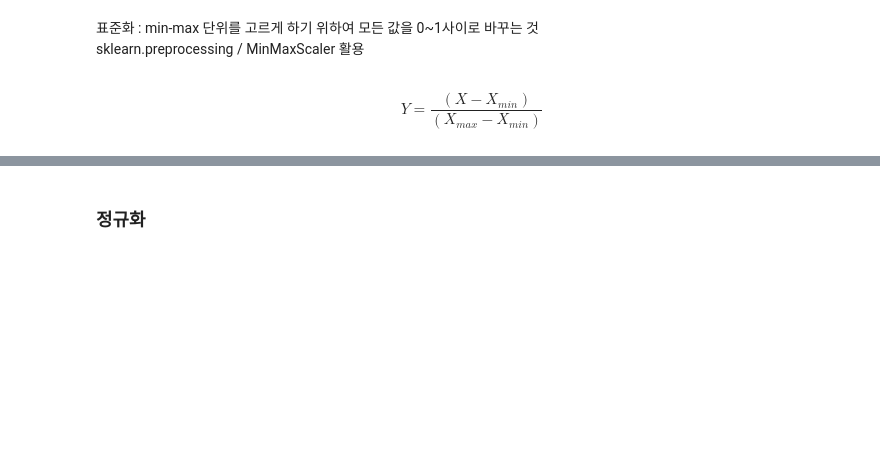
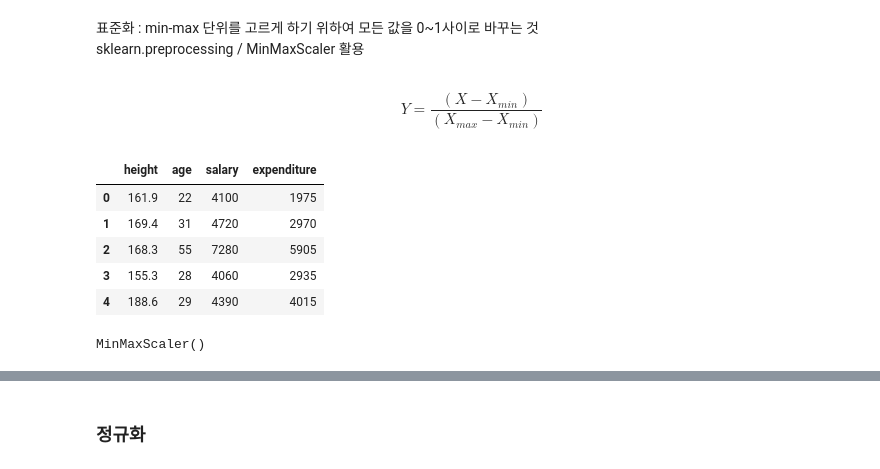
Before and after one commit to Eric4848/TIL, a Jupyter notebook: Machine Learning/[Workbook]ch5 선형회귀 및 특성공학.ipynb, the cells around one changed output, grey strips where cells are left out. Drawn from its saved outputs; the diff is of its cells as text; code cells hidden in the pictures; blank space fills up the shorter version.

```diff
--- a/Machine Learning/[Workbook]ch5 선형회귀 및 특성공학.ipynb
+++ b/Machine Learning/[Workbook]ch5 선형회귀 및 특성공학.ipynb
@@ -858,5 +924,18 @@ $$Y = \frac{( X - X_{min} )}{( X_{max} - X_{min} )} $$
 from sklearn.preprocessing import MinMaxScaler
 # %%
 # 대상변수 선택 (수치형) 'height', 'age', 'salary', 'expenditure'
+df_n = df[['height', 'age', 'salary', 'expenditure']]
+df_n[:5]
+# %% [output]
+|  | height | age | salary | expenditure |
+| 0 | 161.9 | 22 | 4100 | 1975 |
+| 1 | 169.4 | 31 | 4720 | 2970 |
+| 2 | 168.3 | 55 | 7280 | 5905 |
+| 3 | 155.3 | 28 | 4060 | 2935 |
+| 4 | 188.6 | 29 | 4390 | 4015 |
 # %%
 # MinMaxScaler 모델링
+sc_minmax = MinMaxScaler().fit(df_n)
+sc_minmax
+# %% [output]
+MinMaxScaler()
```
Also changed, not shown: parts of 73 cells of this notebook.
